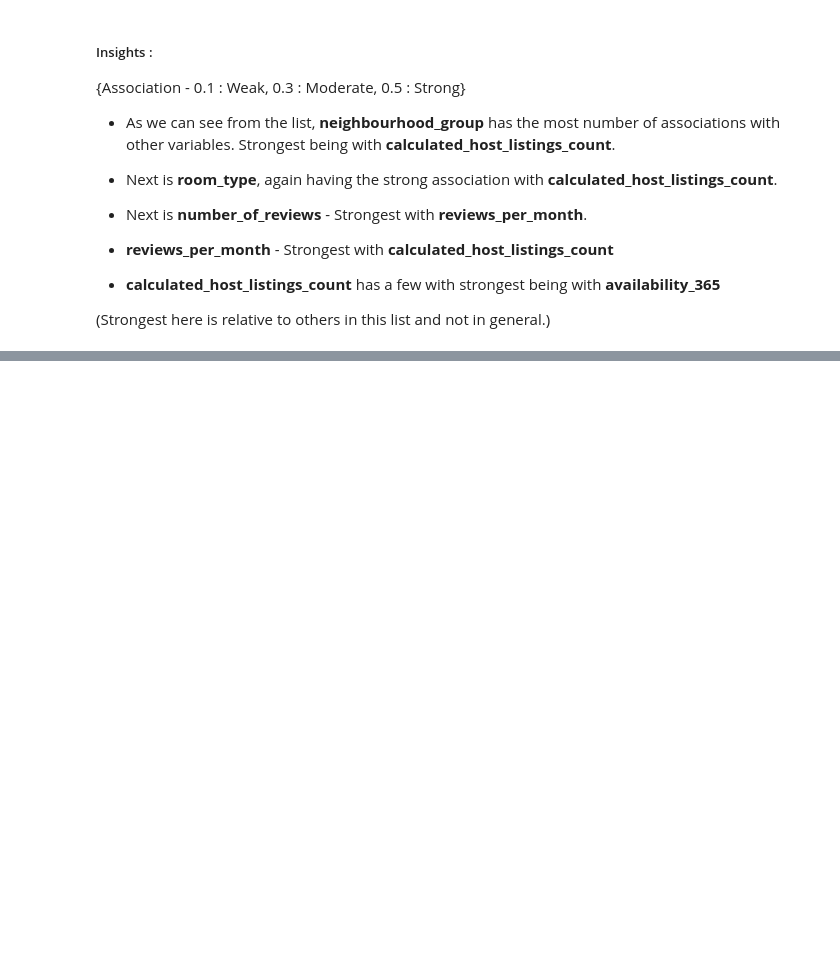
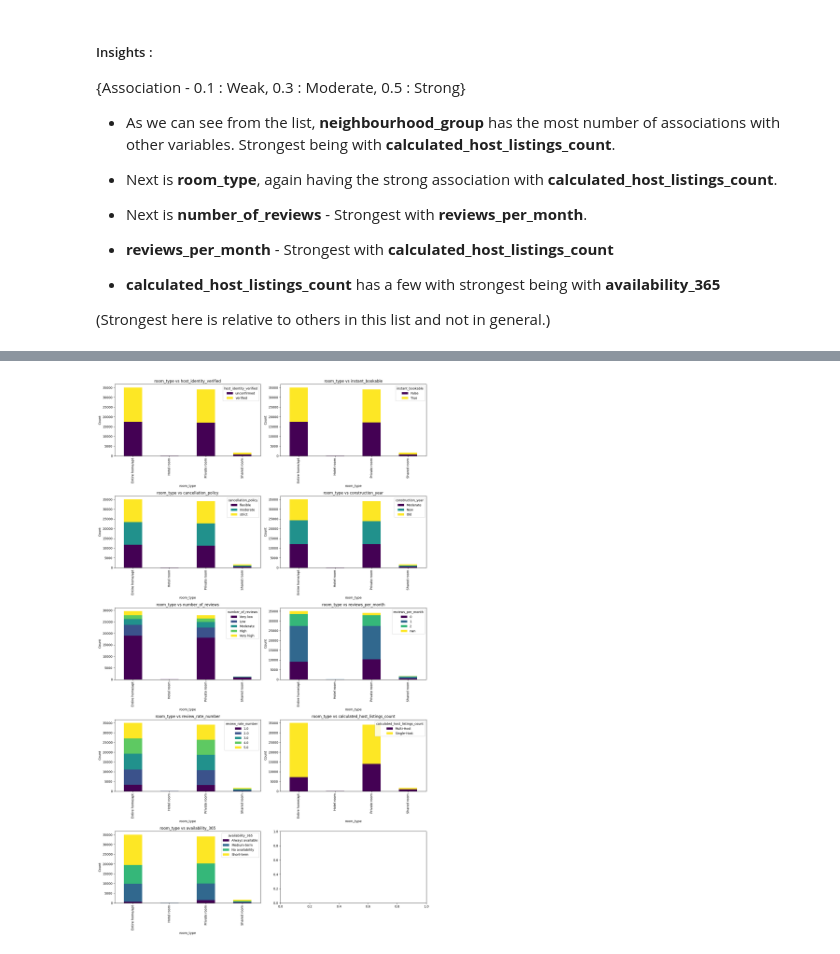
Before and after one commit to Puskchan/Stats, a Jupyter notebook: Stats_Analysis.ipynb, the cells around one changed output, grey strips where cells are left out. Cells and saved outputs as stored; diff of their text form; code cells hidden in the pictures; blank space fills up the shorter version.

```diff
--- a/Stats_Analysis.ipynb
+++ b/Stats_Analysis.ipynb
@@ -934,0 +1069,4 @@ Association Strength: 0.24
+# %%
+plot_cat('room_type')
+# %% [output]
+[figure, added]
```
Also changed, not shown: parts of 12 cells of this notebook, 1 other file.
